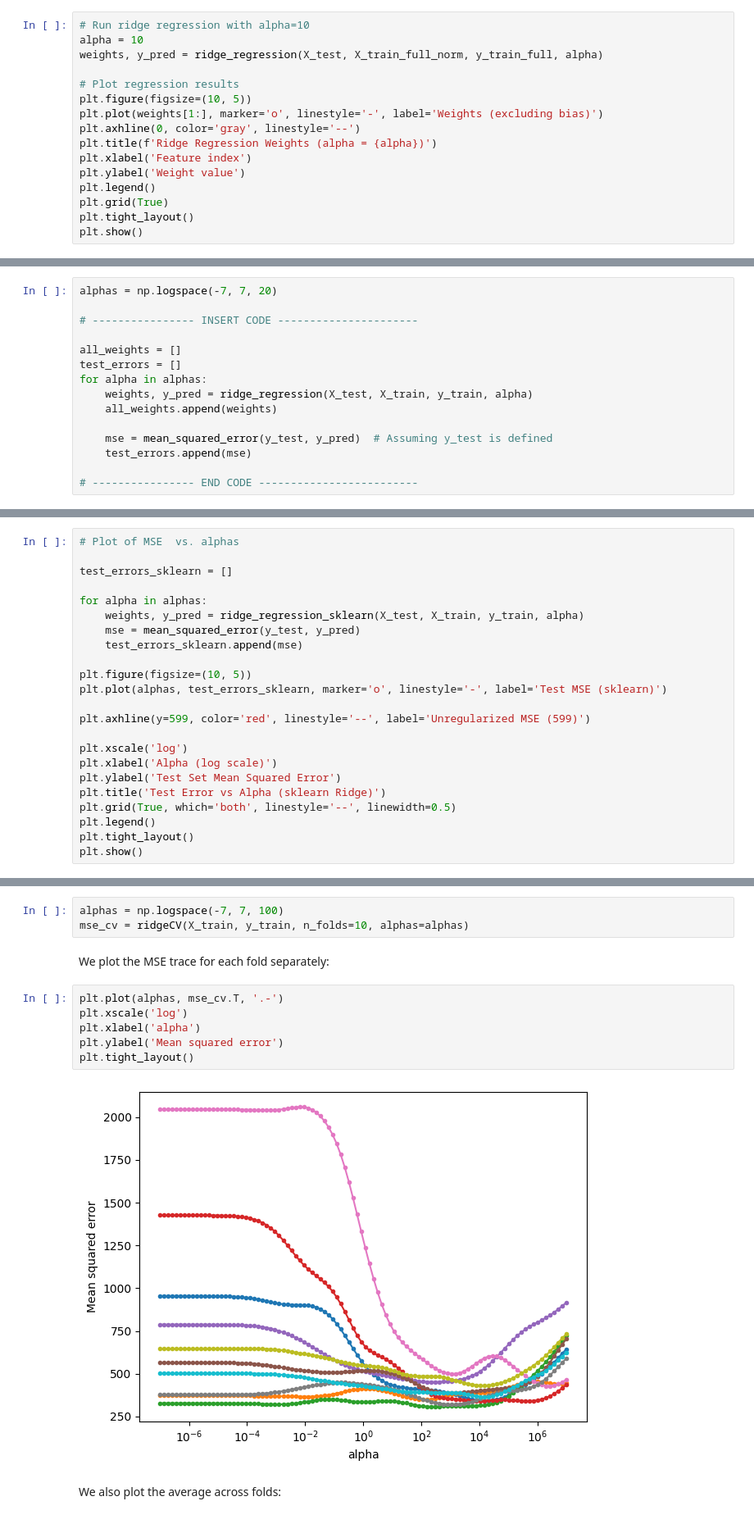
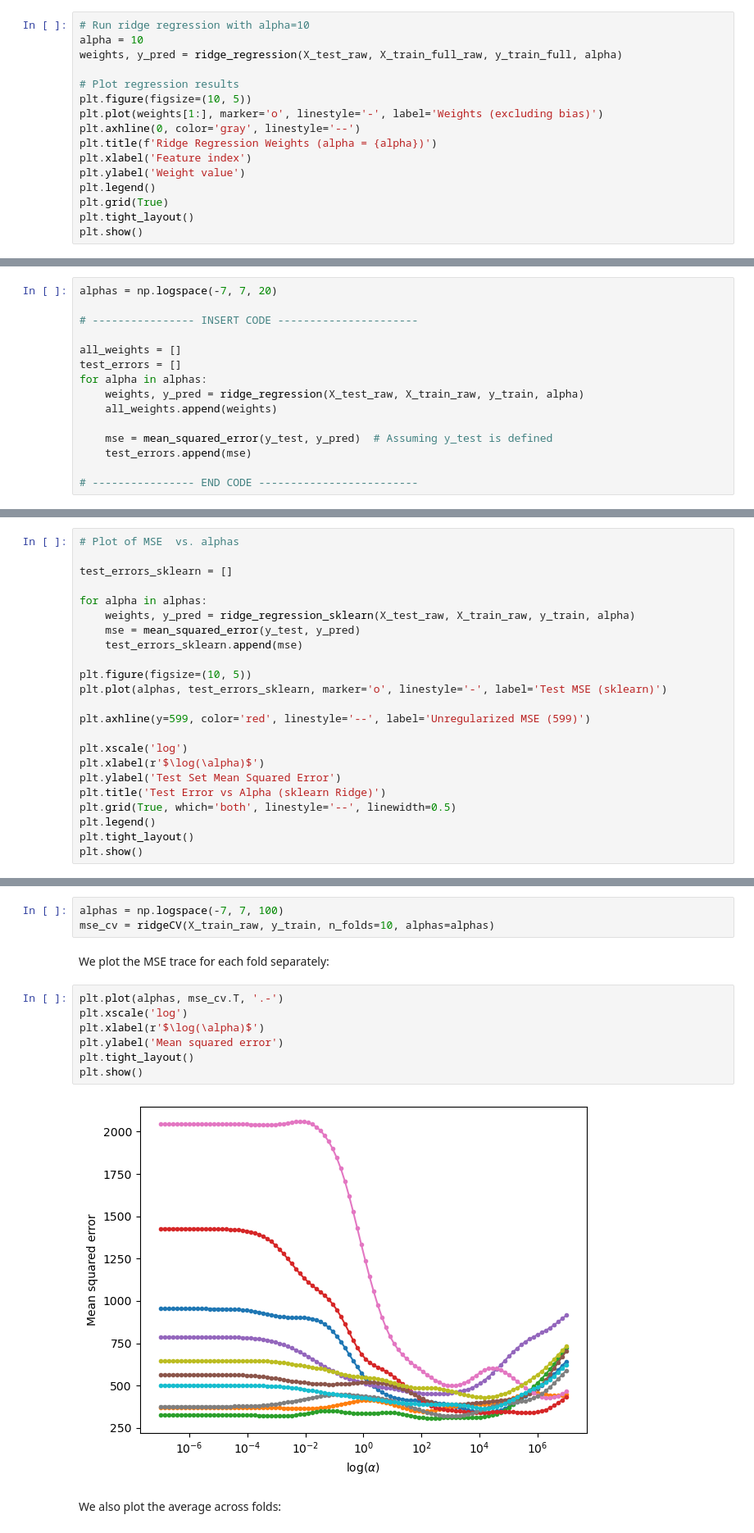
Before and after one commit to josh-wilkinson/MachineLearningExercises, a Jupyter notebook: Practical01/Practical01.ipynb, the cells around one changed output, grey strips where cells are left out. Shown at 82% size. Drawn from its saved outputs; the diff is of its cells as text.

```diff
--- a/Practical01/Practical01.ipynb
+++ b/Practical01/Practical01.ipynb
@@ -410,7 +405,7 @@ Run the ridge regression on `X_train` with an alpha value of 10 and plot the obt
 # %%
 # Run ridge regression with alpha=10
 alpha = 10
-weights, y_pred = ridge_regression(X_test, X_train_full_norm, y_train_full, alpha)
+weights, y_pred = ridge_regression(X_test_raw, X_train_full_raw, y_train_full, alpha)
 
 # Plot regression results
 plt.figure(figsize=(10, 5))
@@ -440,7 +435,7 @@ alphas = np.logspace(-7, 7, 20)
 all_weights = []
 test_errors = []
 for alpha in alphas:
-    weights, y_pred = ridge_regression(X_test, X_train, y_train, alpha)
+    weights, y_pred = ridge_regression(X_test_raw, X_train_raw, y_train, alpha)
     all_weights.append(weights)
 
     mse = mean_squared_error(y_test, y_pred)  # Assuming y_test is defined
@@ -554,7 +548,7 @@ This time, only plot how the performance changes as a function of $\alpha$.
 test_errors_sklearn = []
 
 for alpha in alphas:
-    weights, y_pred = ridge_regression_sklearn(X_test, X_train, y_train, alpha)
+    weights, y_pred = ridge_regression_sklearn(X_test_raw, X_train_raw, y_train, alpha)
     mse = mean_squared_error(y_test, y_pred)
     test_errors_sklearn.append(mse)
 
@@ -564,7 +558,7 @@ plt.plot(alphas, test_errors_sklearn, marker='o', linestyle='-', label='Test MSE
 plt.axhline(y=599, color='red', linestyle='--', label='Unregularized MSE (599)')
 
 plt.xscale('log')
-plt.xlabel('Alpha (log scale)')
+plt.xlabel(r'$\log(\alpha)$')
 plt.ylabel('Test Set Mean Squared Error')
 plt.title('Test Error vs Alpha (sklearn Ridge)')
 plt.grid(True, which='both', linestyle='--', linewidth=0.5)
@@ -635,17 +629,18 @@ from sklearn.model_selection import KFold
 Now we run 10-fold cross-validation using the training data of a range of $\alpha$s.
 # %%
 alphas = np.logspace(-7, 7, 100)
-mse_cv = ridgeCV(X_train, y_train, n_folds=10, alphas=alphas)
+mse_cv = ridgeCV(X_train_raw, y_train, n_folds=10, alphas=alphas)
 # %% [markdown]
 We plot the MSE trace for each fold separately:
 # %%
 plt.plot(alphas, mse_cv.T, '.-')
 plt.xscale('log')
-plt.xlabel('alpha')
+plt.xlabel(r'$\log(\alpha)$')
 plt.ylabel('Mean squared error')
 plt.tight_layout()
+plt.show()
 # %% [output]
-[figure, old version]
+[figure, new version]
 # %% [markdown]
 We also plot the average across folds:
 # %%
```
Also changed, not shown: parts of 33 cells of this notebook.
